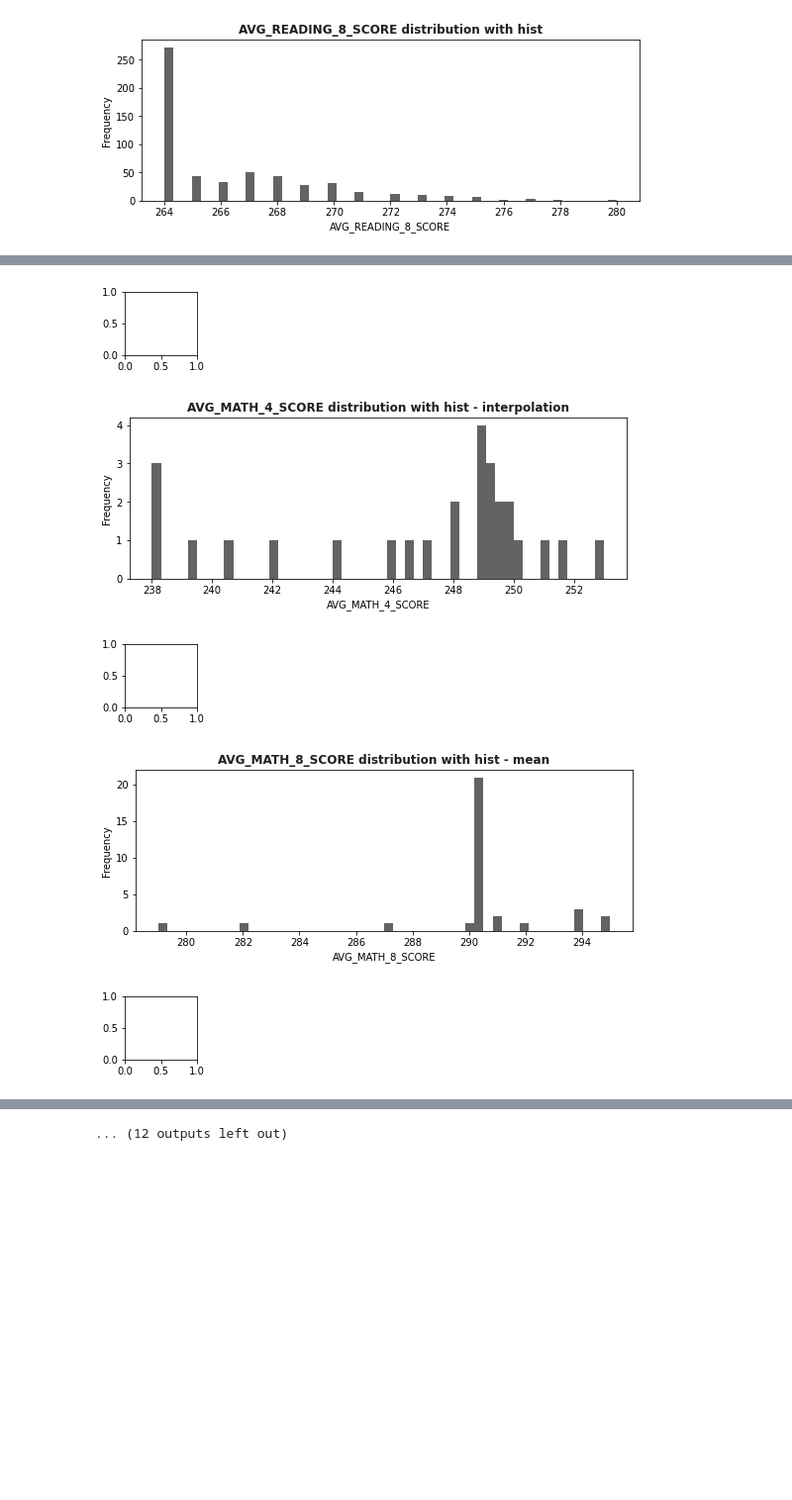
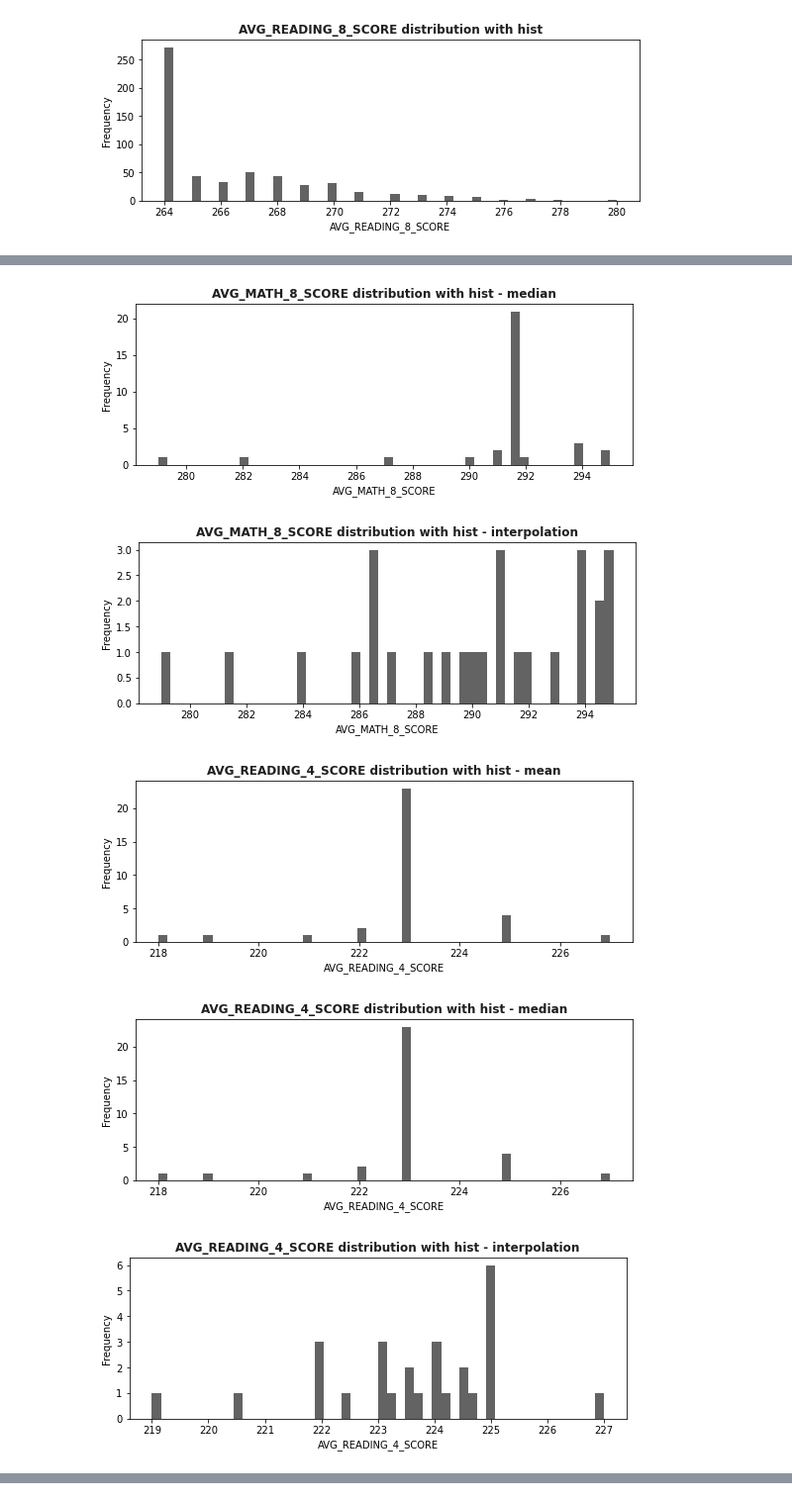
Before and after one commit to ahbis99/Univeriate_Analysis, a Jupyter notebook: Univariate Analysis.ipynb, the cells around one changed output, grey strips where cells are left out. Shown: that part at 99% size. Cells and saved outputs as stored; diff of their text form; code cells hidden in the pictures; blank space fills up the shorter version.

```diff
--- a/Univariate Analysis.ipynb
+++ b/Univariate Analysis.ipynb
@@ -211,14 +211,14 @@ def mst_int_vis(variable):
     plt.title("{} distribution with hist - interpolation".format(variable),fontsize=12,fontweight="bold",color="#1F1F1F")
     plt.show()
 # %%
-num = 1
+# num = 1
 for n in mst_columns:
-    plt.subplot(3,4,num)
+#     plt.subplot(3,4,num)
     mst_mean_vis(n)
-    plt.subplot(3,4,num+4)
+#     plt.subplot(3,4,num+4)
     mst_median_vis(n)
-    plt.subplot(3,4,num+8)
+#     plt.subplot(3,4,num+8)
     mst_int_vis(n)
-    num+=1
+#     num+=1
 plt.show()
 # %% [output]
@@ -229,5 +229,5 @@ plt.show()
-[figure, old version]
+[figure, new version]
-[figure, old version]
+[figure, new version]
-[figure, old version]
+[figure, new version]
-[figure, old version]
+[figure, new version]
-[figure, old version]
+[figure, new version]
@@ -237 +236,0 @@ plt.show()
-... (12 outputs left out)
```
Also changed, not shown: parts of 2 cells of this notebook.
